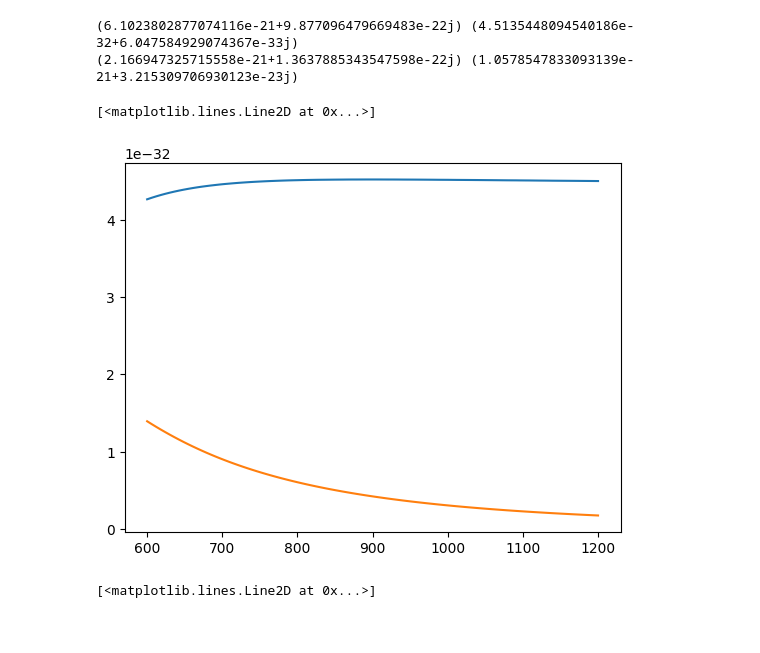
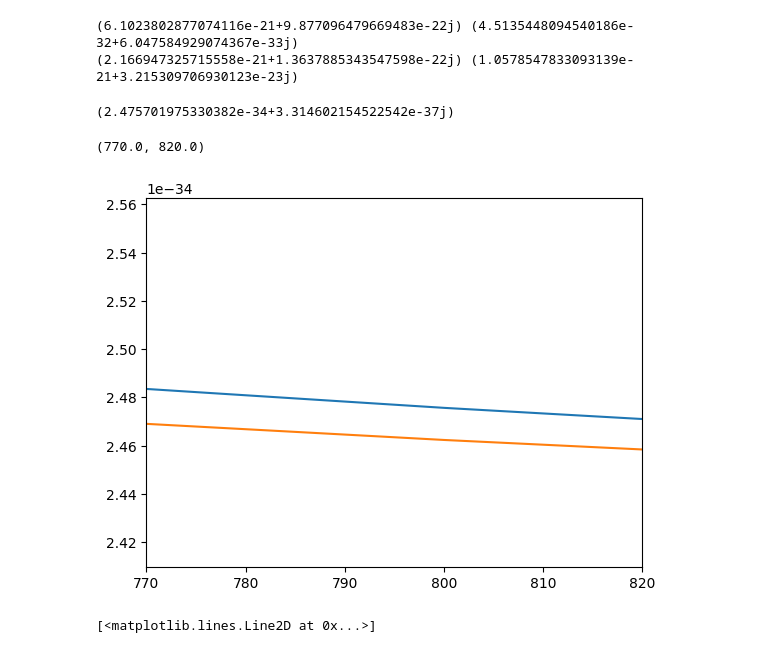
Before and after one commit to semyonbo/SPP_ANALYTICAL, a Jupyter notebook: plot.ipynb, the cells around one changed output. Cells and saved outputs as stored; diff of their text form; code cells hidden in the pictures.

```diff
--- a/plot.ipynb
+++ b/plot.ipynb
@@ -79,25 +79,35 @@ print(aplha_h, alpha_h2)
 # %%
 wls = np.linspace(600,1200,100)
 import dipoles
-R = 80
+R = 14
 
 alpha_v2 = []
 eps_Si = frenel.get_interpolate('Si')
 alpha_v1=[]
+
+c_const = 299792458
+
+eps0_cosnt = 1/(4*np.pi*c_const**2)*1e7
+
+
+print(eps0_cosnt*dipoles.alpha_v2(800, R, eps_Si)[0])
 
 for wl in wls:
     alpha_v2.append(dipoles.alpha_v2(wl, R, eps_Si))
     alpha_v1.append(dipoles.get_alpha(R, eps_Si, wl))
 alpha_v2 = np.array(alpha_v2)
 alpha_v1 = np.array(alpha_v1)
+# %% [output]
+(2.475701975330382e-34+3.314602154522542e-37j)
 # %%
-# plt.plot(wls, np.real(alpha_v2)[:,0])
-# plt.plot(wls, np.imag(alpha_v2)[:,0])
+plt.plot(wls, eps0_cosnt* np.real(alpha_v2)[:,0])
+#plt.plot(wls, eps0_cosnt*np.imag(alpha_v2)[:,0])
 plt.plot(wls, np.real(alpha_v1)[:,0])
-plt.plot(wls, np.imag(alpha_v1)[:,0])
+#plt.plot(wls, np.imag(alpha_v1)[:,0])
+plt.xlim(770,820)
 # %% [output]
-[<matplotlib.lines.Line2D at 0x...>]
+(770.0, 820.0)
-[figure, old version]
+[figure, new version]
 # %%
 plt.plot(wls, np.real(alpha_v2)[:,1])
 plt.plot(wls, np.imag(alpha_v2)[:,1])
```
Also changed, not shown: parts of 12 cells of this notebook, 8 other files.
